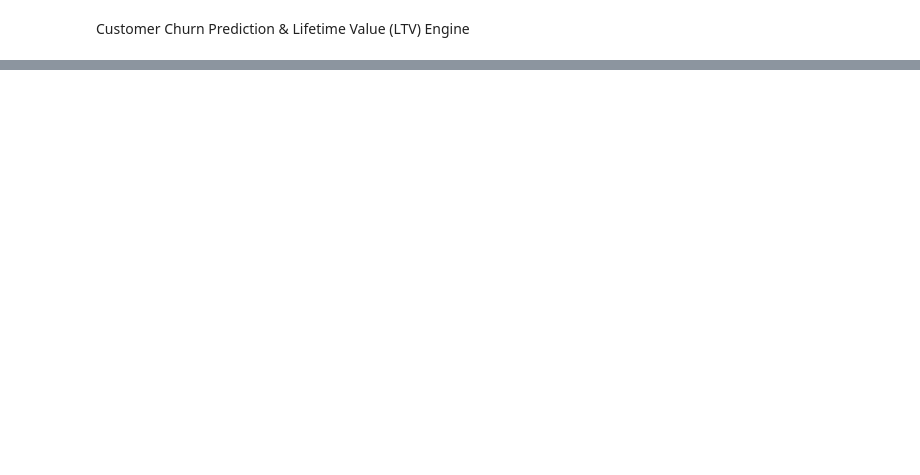
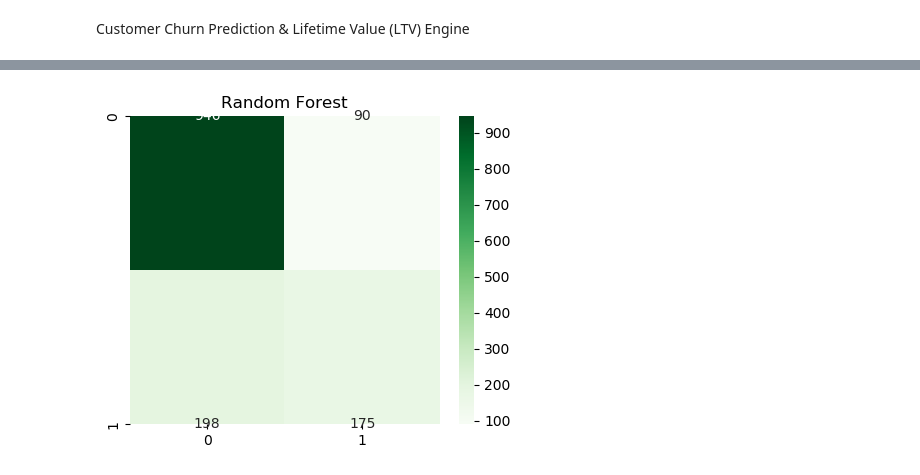
Before and after one commit to Asritha-708/Zaalima-Data-Analytics-Project, a Jupyter notebook: notebooks/customer_churn_prediction.ipynb, the cells around one changed output, grey strips where cells are left out. Saved outputs shown, nothing was run; the diff lists cells and outputs as text; code cells hidden in the pictures; blank space fills up the shorter version.

```diff
--- a/notebooks/customer_churn_prediction.ipynb
+++ b/notebooks/customer_churn_prediction.ipynb
@@ -716,0 +231,9 @@ LTV model saved successfully!
+# %%
+#Random forest
+from sklearn.ensemble import RandomForestClassifier
+
+rf_model=RandomForestClassifier(random_state=42)
+
+rf_model.fit(X_train,y_train)
+
+y_pred_rf=rf_model.predict(X_test)
@@ -716,0 +246,16 @@ LTV model saved successfully!
+# %%
+#rf confusion matrix
+cm=confusion_matrix(y_test,y_pred_rf)
+
+plt.figure(figsize=(5,4))
+
+sns.heatmap(cm,
+            annot=True,
+            fmt="d",
+            cmap="Greens")
+
+plt.title("Random Forest")
+
+plt.show()
+# %% [output]
+[figure, added]
```
Also changed, not shown: parts of 112 cells of this notebook, 6 other files.
